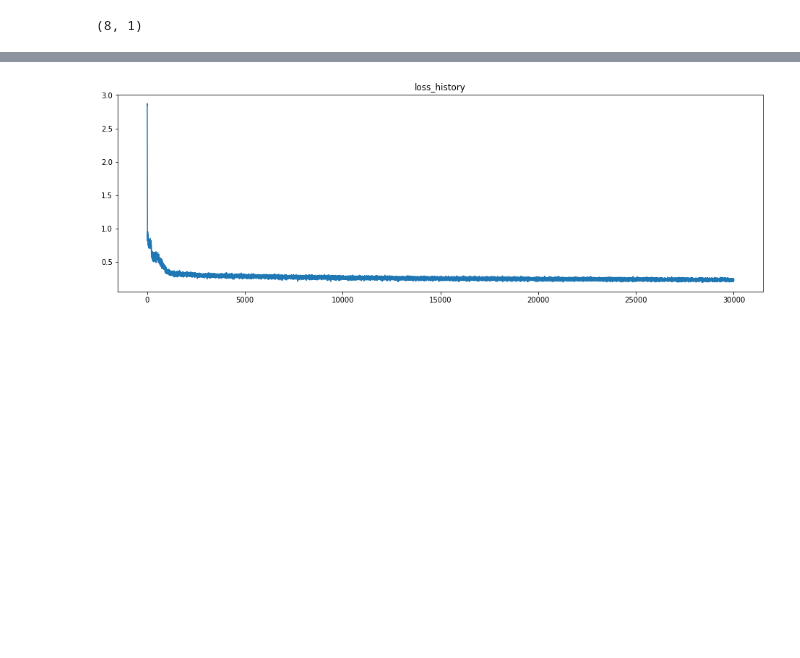
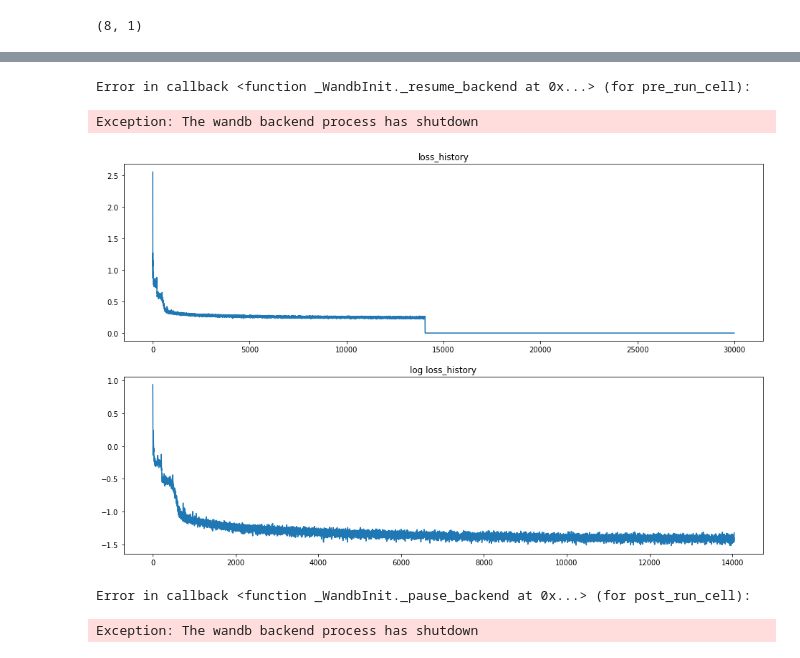
Before and after one commit to maxeonyx/msc, a Jupyter notebook: cgt-mnist/cgt-mnist.ipynb, the cells around one changed output, grey strips where cells are left out. Saved outputs shown, nothing was run; the diff lists cells and outputs as text; code cells hidden in the pictures; blank space fills up the shorter version.

```diff
--- a/cgt-mnist/cgt-mnist.ipynb
+++ b/cgt-mnist/cgt-mnist.ipynb
@@ -25,13 +25,14 @@ if use_wandb:
 # %%
 config = {
     'learning_rate': 0.0025,
-    'batch_size': 24,
+    'minibatch_size': 4,
+    'test_minibatch_size': 10,
     'n_colors': 8,
     'model': {
-        'n_layers': 10,
+        'n_layers': 16,
         'ffl_dim': 256,
-        'embd_dim': 128,
-        'n_heads': 4,
+        'embd_dim': 512,
+        'n_heads': 8,
         'dropout_rate': 0.1,
         'use_idxs_input': True,
     },
@@ -41,8 +42,13 @@ config = {
         'max_mask': 740,
         'square_regions': False,
     },
-    'lr_warmup_steps': 2000,
-    'lr_schedule': 'warmup_linear',
+    'lr_warmup_steps': 1000,
+    'lr_schedule': 'warmup_inv_square',
+    'max_lr': 0.0025,
+    'min_lr': 0.00001,
+    'batch_size_schedule': 'constant',
+    'start_batch_size': 16,
+    'end_batch_size': 1000,
     'steps_per_epoch': 1000,
     'n_epochs': 30,
     'seq_length': 784,
@@ -588,7 +662,13 @@ INFO:tensorflow:Assets written to: models/shuffle-big/assets
 # %%
-fig, ax = plt.subplots(figsize=(16, 5))
-ax.plot(np.arange(len(loss_history)), loss_history)
-ax.set_title("loss_history")
+fig, (ax1, ax2) = plt.subplots(2, 1, figsize=(16, 10))
+ax1.plot(np.arange(len(loss_history)), loss_history)
+ax1.set_title("loss_history")
+ax2.plot(np.arange(len(loss_history)), np.log(loss_history))
+ax2.set_title("log loss_history")
 plt.show()
 # %% [output]
+Error in callback <function _WandbInit._resume_backend at 0x...> (for pre_run_cell):
+Exception: The wandb backend process has shutdown
-[figure, old version]
+[figure, new version]
+Error in callback <function _WandbInit._pause_backend at 0x...> (for post_run_cell):
+Exception: The wandb backend process has shutdown
```
Also changed, not shown: parts of 12 cells of this notebook.
